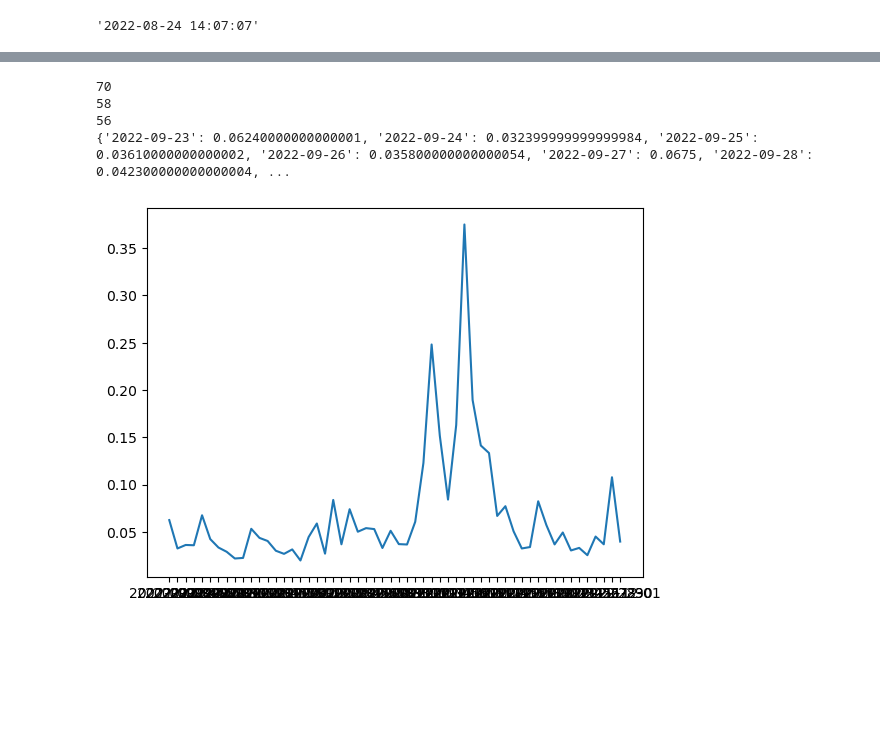
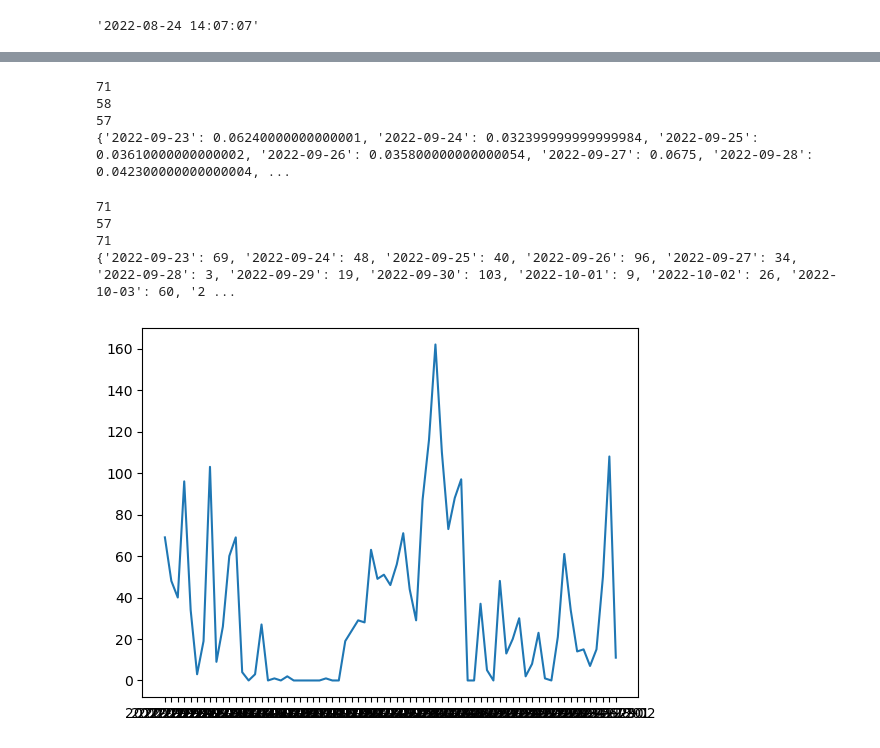
Before and after one commit to todd-gavin/DSCI510-Final-Project, a Jupyter notebook: finalProject.ipynb, the cells around one changed output, grey strips where cells are left out. Cells and saved outputs as stored; diff of their text form; code cells hidden in the pictures; blank space fills up the shorter version.

```diff
--- a/finalProject.ipynb
+++ b/finalProject.ipynb
@@ -125,24 +127,0 @@ plt.plot(keys, values)
-# %%
-dateTimes = historicalData.index.tolist()
-# print(type(str(dateTimes[0])))
-# print(str(dateTimes[0]))
-# print(len(dateTimes))
-# print(dateTimes)
-
-highPrices = list(historicalData["high"])
-lowPrices = list(historicalData["low"])
-# print(highPrices)
-# print(lowPrices)
-
-rangePrices = []
-
-rangePrices = [a - b for a, b in zip(highPrices, lowPrices)]
-
-print(len(rangePrices))
-print(rangePrices)
-
-# print(type(highPrices[0]))
-
-# plt.plot(rangePrices)
-
-tokenPriceData = {}
@@ -190,8 +162,35 @@ def alignTransactionsAndPriceChange(transactions, prices):
 # %%
-alignTransactionsAndPriceChange(dailyTransactionVolume, pricesDict)
+priceRanges = alignPriceToTransactions(dailyTransactionVolume, pricesDict)
 # %% [output]
-70
+71
 58
-56
+57
 {'2022-09-23': 0.06240000000000001, '2022-09-24': 0.032399999999999984, '2022-09-25': 0.03610000000000002, '2022-09-26': 0.035800000000000054, '2022-09-27': 0.0675, '2022-09-28': 0.042300000000000004, ...
-[figure, removed]
+# %%
+def alignTransactionsToPrice(transactions, prices):
+
+    newTransactions = {}
+
+    for key in prices.keys():
+        if (key in transactions):
+            newTransactions[key] = transactions.get(key)
+        else:
+            newTransactions[key] = 0
+
+    print(len(prices))
+    print(len(transactions))
+    print(len(newTransactions))
+    print(newTransactions)
+
+    return newTransactions
+# %%
+transactionsDict = alignTransactionsToPrice(dailyTransactionVolume, pricesDict)
+# %% [output]
+71
+57
+71
+{'2022-09-23': 69, '2022-09-24': 48, '2022-09-25': 40, '2022-09-26': 96, '2022-09-27': 34, '2022-09-28': 3, '2022-09-29': 19, '2022-09-30': 103, '2022-10-01': 9, '2022-10-02': 26, '2022-10-03': 60, '2 ...
+# %%
+createPlotFromDict(transactionsDict)
+# %% [output]
+[figure, added]
```
Also changed, not shown: parts of 13 cells of this notebook, 2 other files.
